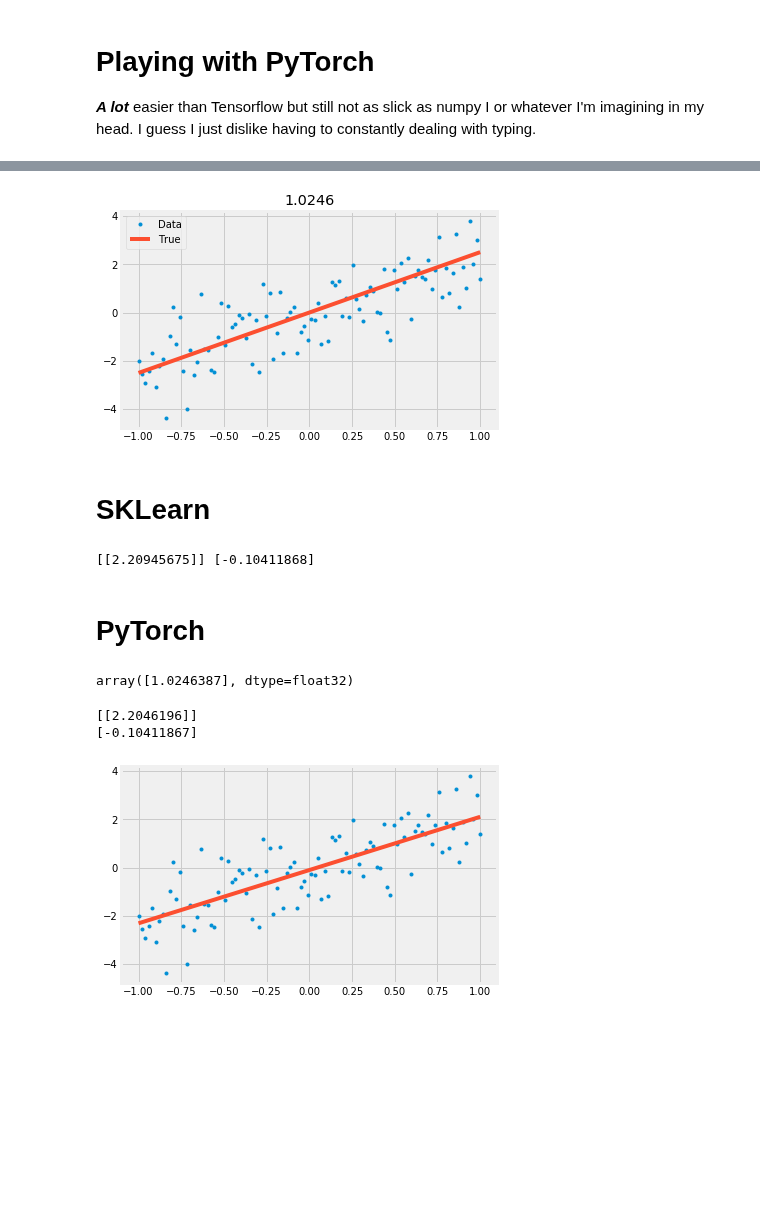
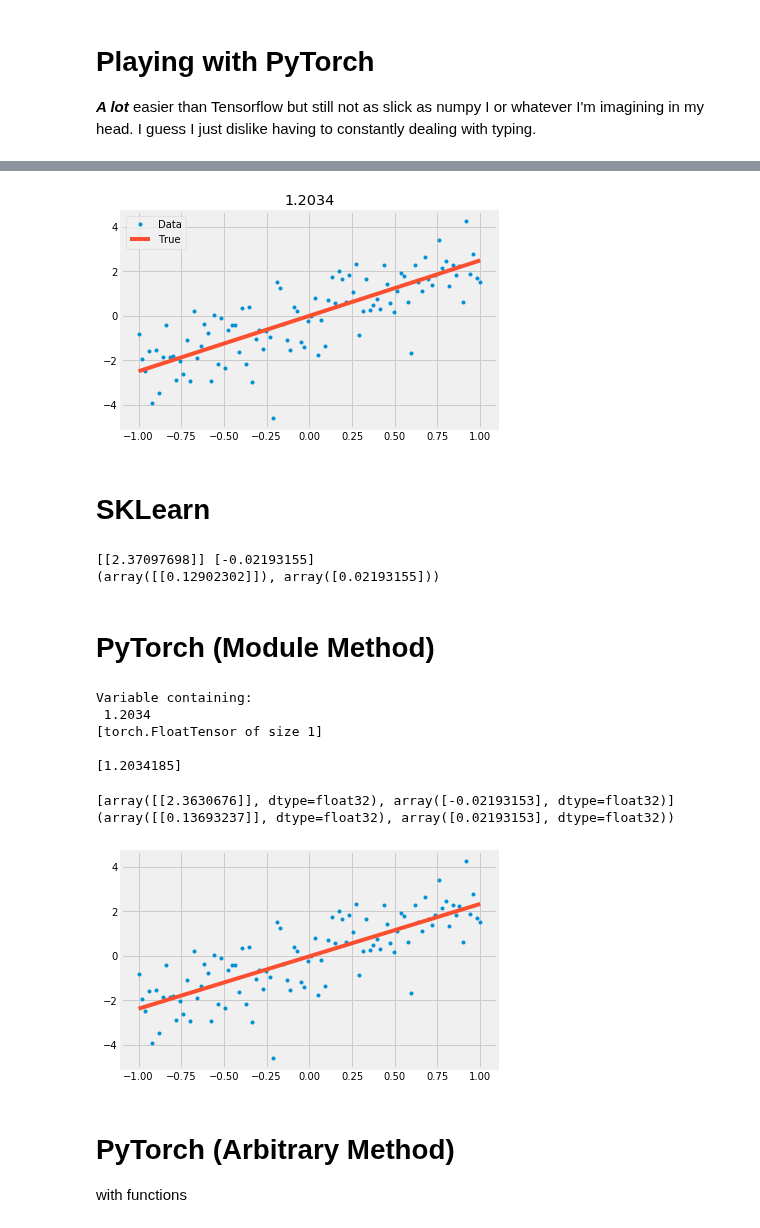
Before and after one commit to arose13/Notebooks, a Jupyter notebook: Pytorch Linear Model.ipynb, the cells around one changed output, grey strips where cells are left out. Drawn from its saved outputs; the diff is of its cells as text; code cells hidden in the pictures; blank space fills up the shorter version.

Commit message:
added function version of a linear model

```diff
--- a/Pytorch Linear Model.ipynb
+++ b/Pytorch Linear Model.ipynb
@@ -21,13 +25,14 @@ graph.style.use('fivethirtyeight')
 # %%
+true_m = 2.5
 x = np.linspace(-1.0, 1.0, 100)
-y = 2.5 * x + stats.norm.rvs(size=x.shape)
+y = true_m * x + stats.norm.rvs(size=x.shape)
 
 x, y = vec_to_array(x), vec_to_array(y)
 
-graph.title(mean_squared_error(y, 2.5*x).round(4))
+graph.title(mean_squared_error(y, true_m * x).round(4))
 graph.plot(x, y, '.', label='Data')
 graph.plot(x, 2.5*x, label='True')
 graph.legend()
 graph.show()
 # %% [output]
-[figure, old version]
+[figure, new version]
@@ -36,10 +44,12 @@ graph.show()
 # %%
 lm = lms.LinearRegression().fit(x, y)
 print(lm.coef_, lm.intercept_)
+print(how_close(lm.coef_, lm.intercept_))
 # %% [output]
-[[2.20945675]] [-0.10411868]
+[[2.37097698]] [-0.02193155]
+(array([[0.12902302]]), array([0.02193155]))
 # %% [markdown]
-# PyTorch
+# PyTorch (Module Method)
 # %%
 dtype = torch.FloatTensor
 y_torch, x_torch = torch.from_numpy(y), torch.from_numpy(x)
@@ -55,33 +65,42 @@ class Model(nn.Module):
     def forward(self, x_in):
         return self.node(x_in)
 # %%
-((y_torch - (2.5 * x_torch)) ** 2).mean().data.numpy()
+print(((y_torch - (2.5 * x_torch)) ** 2).mean())
+print(((y_torch - (2.5 * x_torch)) ** 2).mean().data.numpy())
 # %% [output]
-array([1.0246387], dtype=float32)
+Variable containing:
+ 1.2034
+[torch.FloatTensor of size 1]
+
+[1.2034185]
 # %%
 model = Model()
 loss_func = nn.MSELoss()
 learning_rate = 1e-2
-tolerance = 1e-8
+tolerance = 1e-9
 optimiser = torch.optim.Adam(model.parameters(), lr=learning_rate)
 mse_last = 1e6
 
-train_loop = tqdm(range(2500))
+train_loop = tqdm(range(5000))
 for i in train_loop:
-    i+=1
+    epoch = i + 1
+
+    # Reset gradients
+    optimiser.zero_grad()
+
+    # Predict
     y_hat = model(x_torch)
 
     # Compute fit
     mse_i = loss_func(y_hat, y_torch)
-    train_loop.set_description(f'{i} -> {mse_i.data[0]}')
+    train_loop.set_description(f'{i} -> {mse_i.data[0]:0.5f}')
 
     # Early termination condition
     if ((mse_last - mse_i) < tolerance).data.numpy():
         break
     mse_last = mse_i.data[0]
 
-    # Zero the gradients before computing backprop
-    optimiser.zero_grad()
+    # Compute gradients and update weights
     mse_i.backward()
 
     # NOTE: You can update the weights anyway you want!
@@ -89,13 +108,19 @@ for i in train_loop:
     # For now I'm just going to use Adam
     optimiser.step()
 
-_ = [print(w.data.numpy()) for w in model.parameters()]
+module_results = [p.data.numpy() for p in model.parameters()]
+print(module_results)
+print(how_close(*module_results))
 # %% [output]
-[[2.2046196]]
-[-0.10411867]
+[array([[2.3630676]], dtype=float32), array([-0.02193153], dtype=float32)]
+(array([[0.13693237]], dtype=float32), array([0.02193153], dtype=float32))
 # %%
 graph.plot(x_torch.data.numpy(), y_torch.data.numpy(), '.')
 graph.plot(x_torch.data.numpy(), model(x_torch).data.numpy())
 graph.show()
 # %% [output]
-[figure, old version]
+[figure, new version]
+# %% [markdown]
+# PyTorch (Arbitrary Method)
+
+with functions
```
Also changed, not shown: parts of 6 cells of this notebook.
